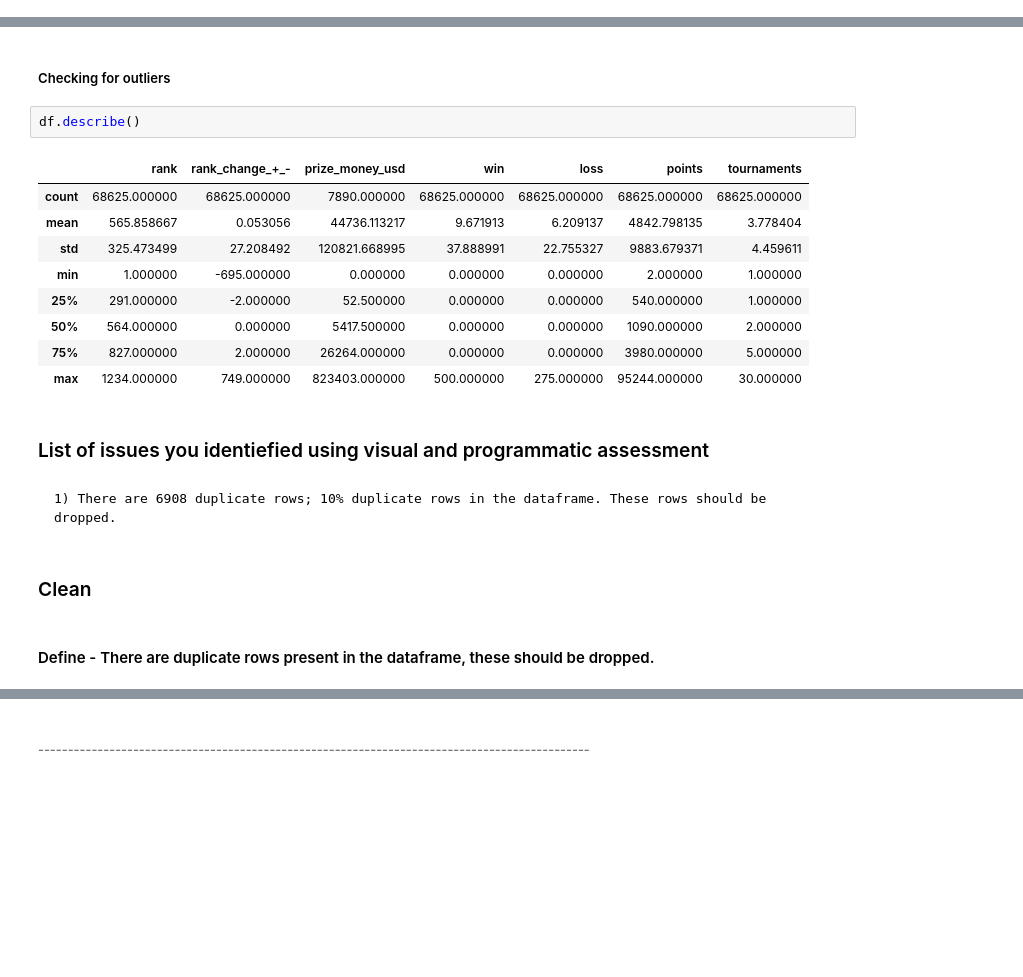
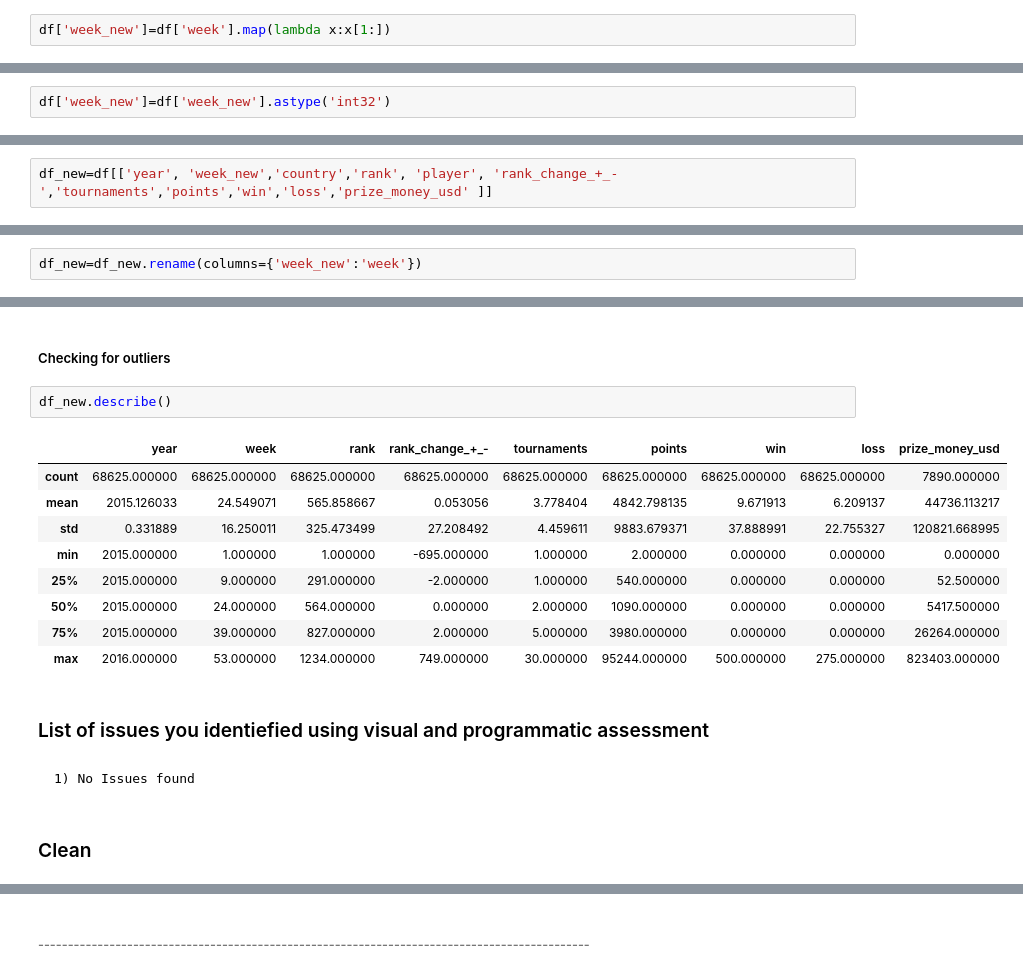
Before and after one commit to sdaphtardar/bwf-data, a Jupyter notebook: Data_Analysis_BWF-data.ipynb, the cells around one changed output, grey strips where cells are left out. Saved outputs shown, nothing was run; the diff lists cells and outputs as text; blank space fills up the shorter version.

```diff
--- a/Data_Analysis_BWF-data.ipynb
+++ b/Data_Analysis_BWF-data.ipynb
@@ -477,0 +515,2 @@ df.sample(7)
+# %%
+df['week_new']=df['week'].map(lambda x:x[1:])
@@ -477,0 +528,2 @@ df.sample(7)
+# %%
+df['week_new']=df['week_new'].astype('int32')
@@ -517,2 +605,4 @@ df['year']=df['year'].astype('int')
+# %%
+df_new=df[['year', 'week_new','country','rank', 'player', 'rank_change_+_-','tournaments','points','win','loss','prize_money_usd' ]]
 # %% [markdown]
 ###### Test
@@ -578,2 +626,4 @@ df.sample(7)
+# %%
+df_new=df_new.rename(columns={'week_new':'week'})
 # %% [markdown]
 ###### Test
@@ -673,22 +705,20 @@ sum(df.duplicated()) / df.shape[0]
 # %% [markdown]
 ##### Checking for outliers
 # %%
-df.describe()
+df_new.describe()
 # %% [output]
-|  | rank | rank_change_+_- | prize_money_usd | win | loss | points | tournaments |
-| count | 68625.000000 | 68625.000000 | 7890.000000 | 68625.000000 | 68625.000000 | 68625.000000 | 68625.000000 |
-| mean | 565.858667 | 0.053056 | 44736.113217 | 9.671913 | 6.209137 | 4842.798135 | 3.778404 |
-| std | 325.473499 | 27.208492 | 120821.668995 | 37.888991 | 22.755327 | 9883.679371 | 4.459611 |
-| min | 1.000000 | -695.000000 | 0.000000 | 0.000000 | 0.000000 | 2.000000 | 1.000000 |
-| 25% | 291.000000 | -2.000000 | 52.500000 | 0.000000 | 0.000000 | 540.000000 | 1.000000 |
-| 50% | 564.000000 | 0.000000 | 5417.500000 | 0.000000 | 0.000000 | 1090.000000 | 2.000000 |
-| 75% | 827.000000 | 2.000000 | 26264.000000 | 0.000000 | 0.000000 | 3980.000000 | 5.000000 |
-| max | 1234.000000 | 749.000000 | 823403.000000 | 500.000000 | 275.000000 | 95244.000000 | 30.000000 |
+|  | year | week | rank | rank_change_+_- | tournaments | points | win | loss | prize_money_usd |
+| count | 68625.000000 | 68625.000000 | 68625.000000 | 68625.000000 | 68625.000000 | 68625.000000 | 68625.000000 | 68625.000000 | 7890.000000 |
+| mean | 2015.126033 | 24.549071 | 565.858667 | 0.053056 | 3.778404 | 4842.798135 | 9.671913 | 6.209137 | 44736.113217 |
+| std | 0.331889 | 16.250011 | 325.473499 | 27.208492 | 4.459611 | 9883.679371 | 37.888991 | 22.755327 | 120821.668995 |
+| min | 2015.000000 | 1.000000 | 1.000000 | -695.000000 | 1.000000 | 2.000000 | 0.000000 | 0.000000 | 0.000000 |
+| 25% | 2015.000000 | 9.000000 | 291.000000 | -2.000000 | 1.000000 | 540.000000 | 0.000000 | 0.000000 | 52.500000 |
+| 50% | 2015.000000 | 24.000000 | 564.000000 | 0.000000 | 2.000000 | 1090.000000 | 0.000000 | 0.000000 | 5417.500000 |
+| 75% | 2015.000000 | 39.000000 | 827.000000 | 2.000000 | 5.000000 | 3980.000000 | 0.000000 | 0.000000 | 26264.000000 |
+| max | 2016.000000 | 53.000000 | 1234.000000 | 749.000000 | 30.000000 | 95244.000000 | 500.000000 | 275.000000 | 823403.000000 |
 # %% [markdown]
 ### List of issues you identiefied using visual and programmatic assessment
-# %% [markdown]
-    1) There are 6908 duplicate rows; 10% duplicate rows in the dataframe. These rows should be dropped.
+# %% [markdown]
+    1) No Issues found
 # %% [markdown]
 ### Clean
-# %% [markdown]
-#### Define - There are duplicate rows present in the dataframe, these should be dropped.
```
Also changed, not shown: parts of 68 cells of this notebook.
